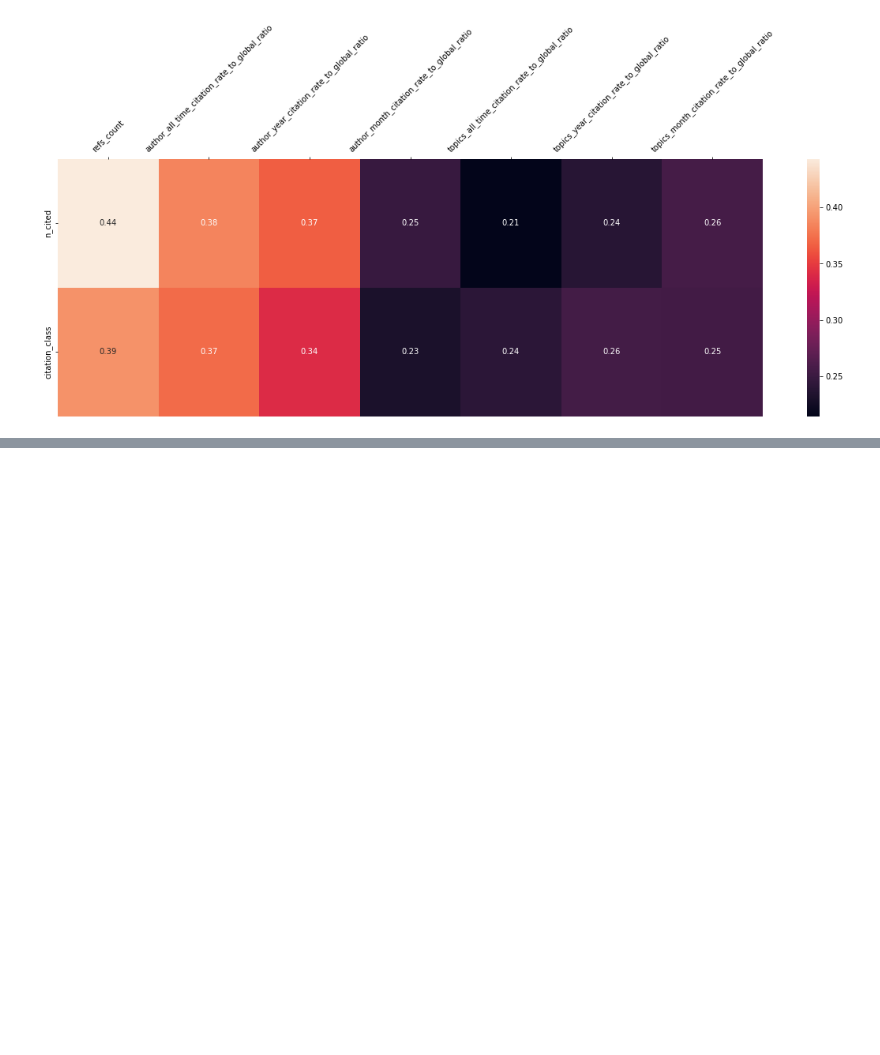
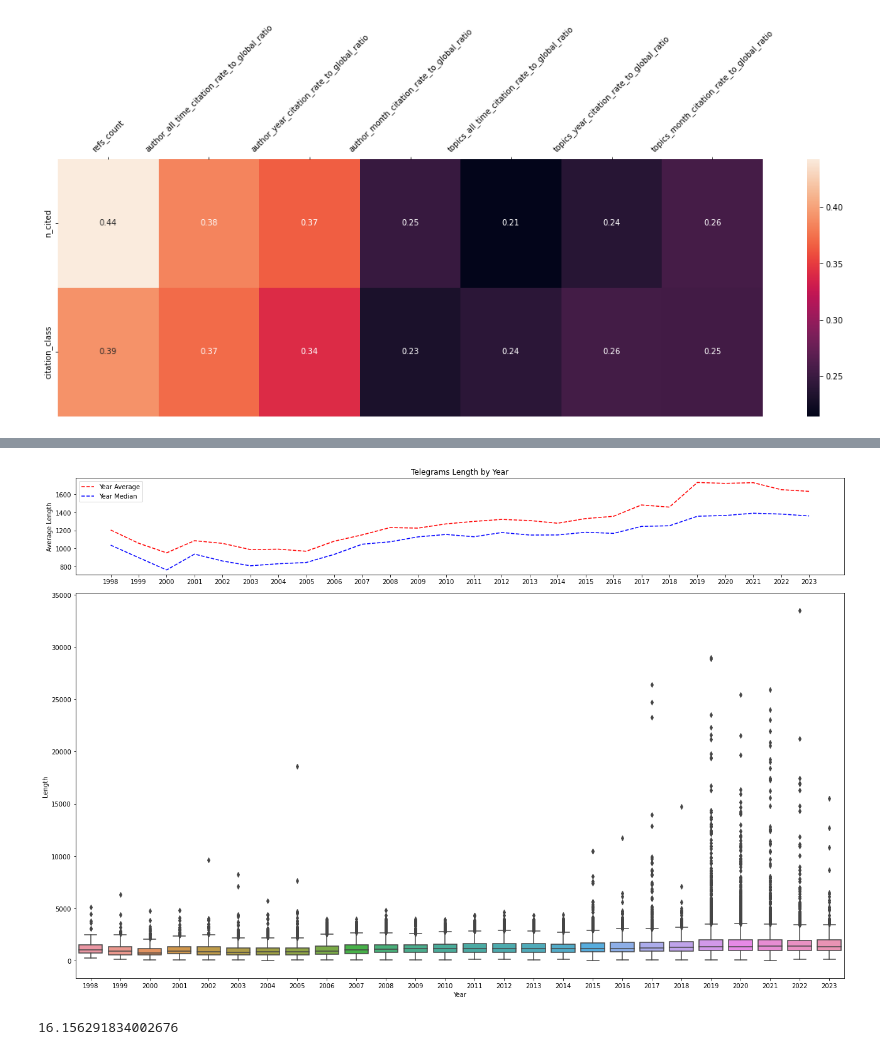
Before and after one commit to tamara-is-home/astro-diploma-nlp, a Jupyter notebook: DA/features_da.ipynb, the cells around one changed output, grey strips where cells are left out. Cells and saved outputs as stored; diff of their text form; code cells hidden in the pictures; blank space fills up the shorter version.

```diff
--- a/DA/features_da.ipynb
+++ b/DA/features_da.ipynb
@@ -126,0 +137,31 @@ plt.show()
+# %%
+df = df[df['telegram_len'] < 40000]
+# %%
+df = df.loc['1998-01-01':]
+# %%
+mean_by_year = df.groupby(df.index.year)['telegram_len'].mean()
+# %%
+median_by_year = df.groupby(df.index.year)['telegram_len'].median()
+# %%
+plt.rcParams["figure.figsize"] = (18, 12)
+fig, ax = plt.subplots(nrows=2, ncols=1, gridspec_kw={'height_ratios': [1, 4]})
+
+ax[0].plot(mean_by_year.index.values, mean_by_year.values, color='red', linestyle='--', label='Year Average')
+ax[0].plot(median_by_year.index.values, median_by_year.values, color='blue', linestyle='--', label='Year Median')
+ax[0].set_title("Telegrams Length by Year")
+ax[0].set_ylabel("Average Length")
+ax[0].set_xticks([*range(mean_by_year.index.min(), mean_by_year.index.max()+1)])
+ax[0].legend()
+
+
+ax[1] = sns.boxplot(x = df.index.year,
+                y = df['telegram_len'], labels=['Length Boxplot'])
+                # showmeans=True,)
+ax[1].set_ylabel("Length")
+ax[1].set_xlabel("Year")
+
+
+fig.tight_layout()
+fig.show()
+# %% [output]
+[figure, added]
@@ -126,0 +174,4 @@ plt.show()
+# %%
+len(df)/len(df['from'].unique())  # avg telegrams from one author
+# %% [output]
+16.156291834002676
```
Also changed, not shown: parts of 22 cells of this notebook.
